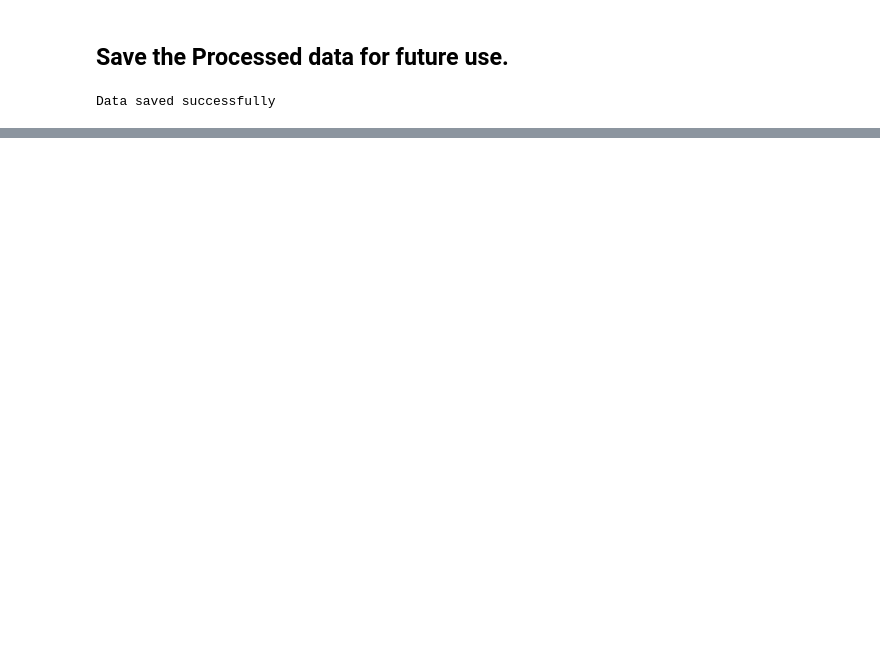
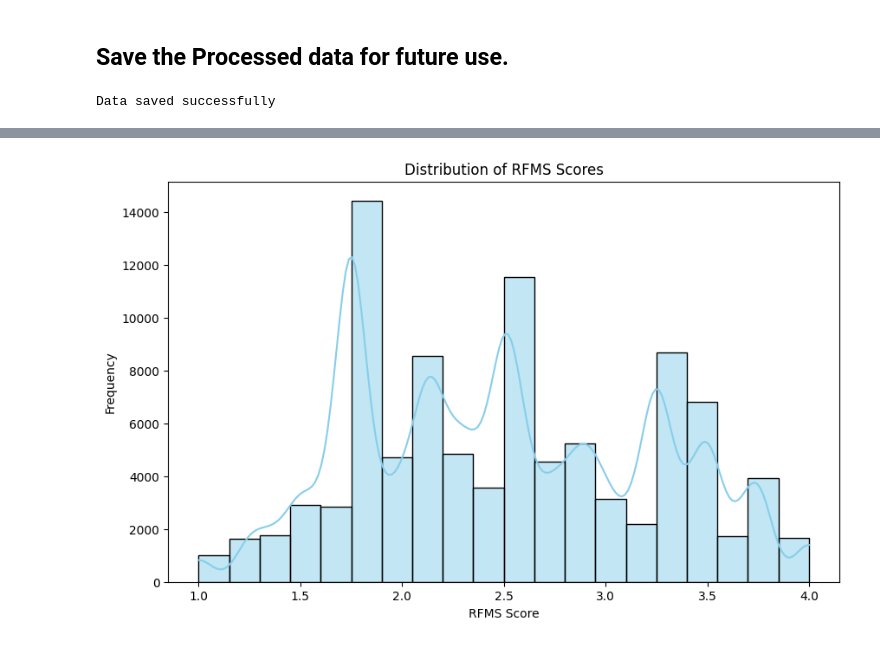
Before and after one commit to b-sam16/Credit-Scoring-Model, a Jupyter notebook: notebooks/feature_engineering.ipynb, the cells around one changed output, grey strips where cells are left out. Cells and saved outputs as stored; diff of their text form; code cells hidden in the pictures; blank space fills up the shorter version.

```diff
--- a/notebooks/feature_engineering.ipynb
+++ b/notebooks/feature_engineering.ipynb
@@ -168,0 +240,4 @@ Data saved successfully
+# %%
+estimator.plot_rfms_score_distribution()
+# %% [output]
+[figure, added]
```
Also changed, not shown: parts of 17 cells of this notebook, 2 other files.
